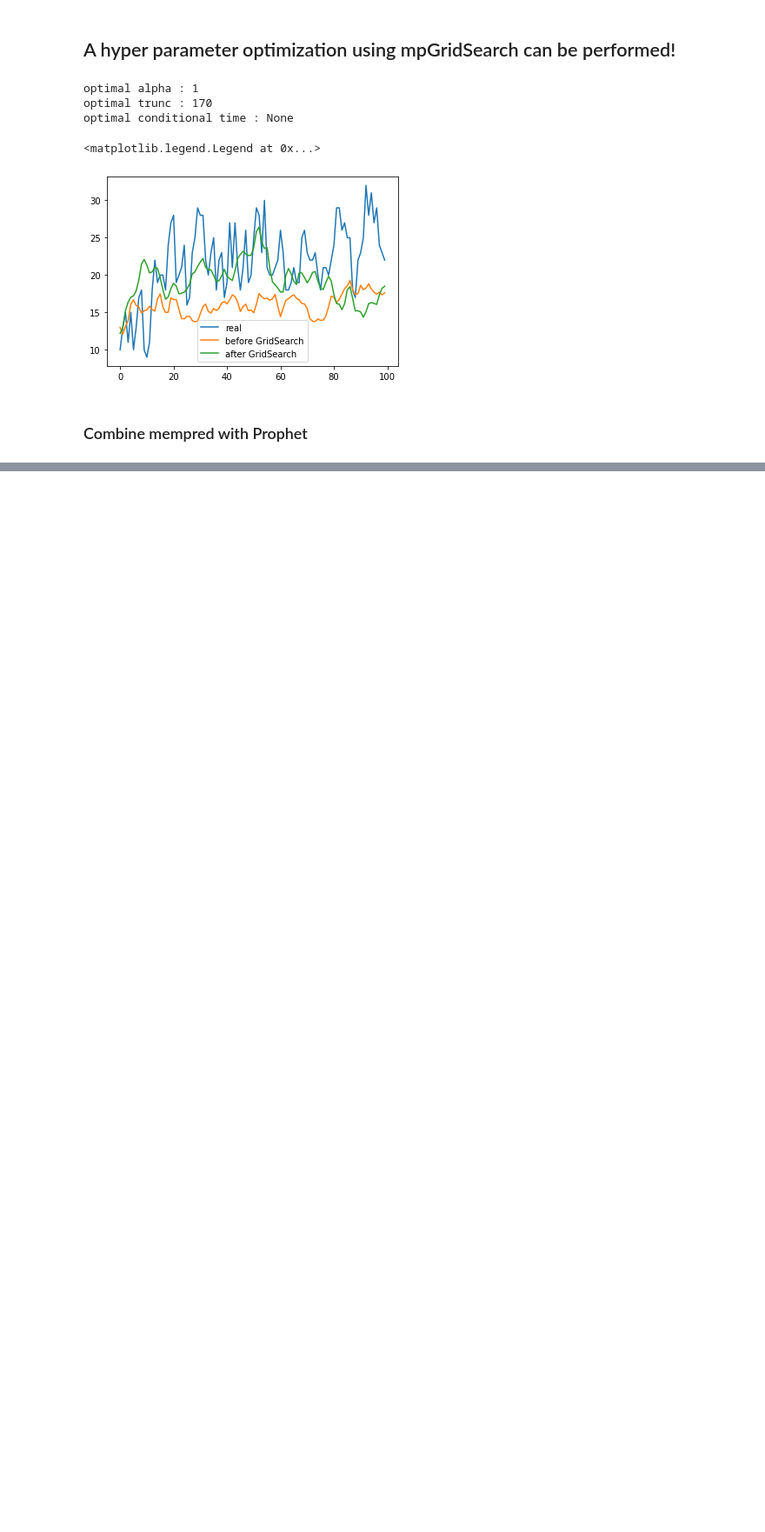
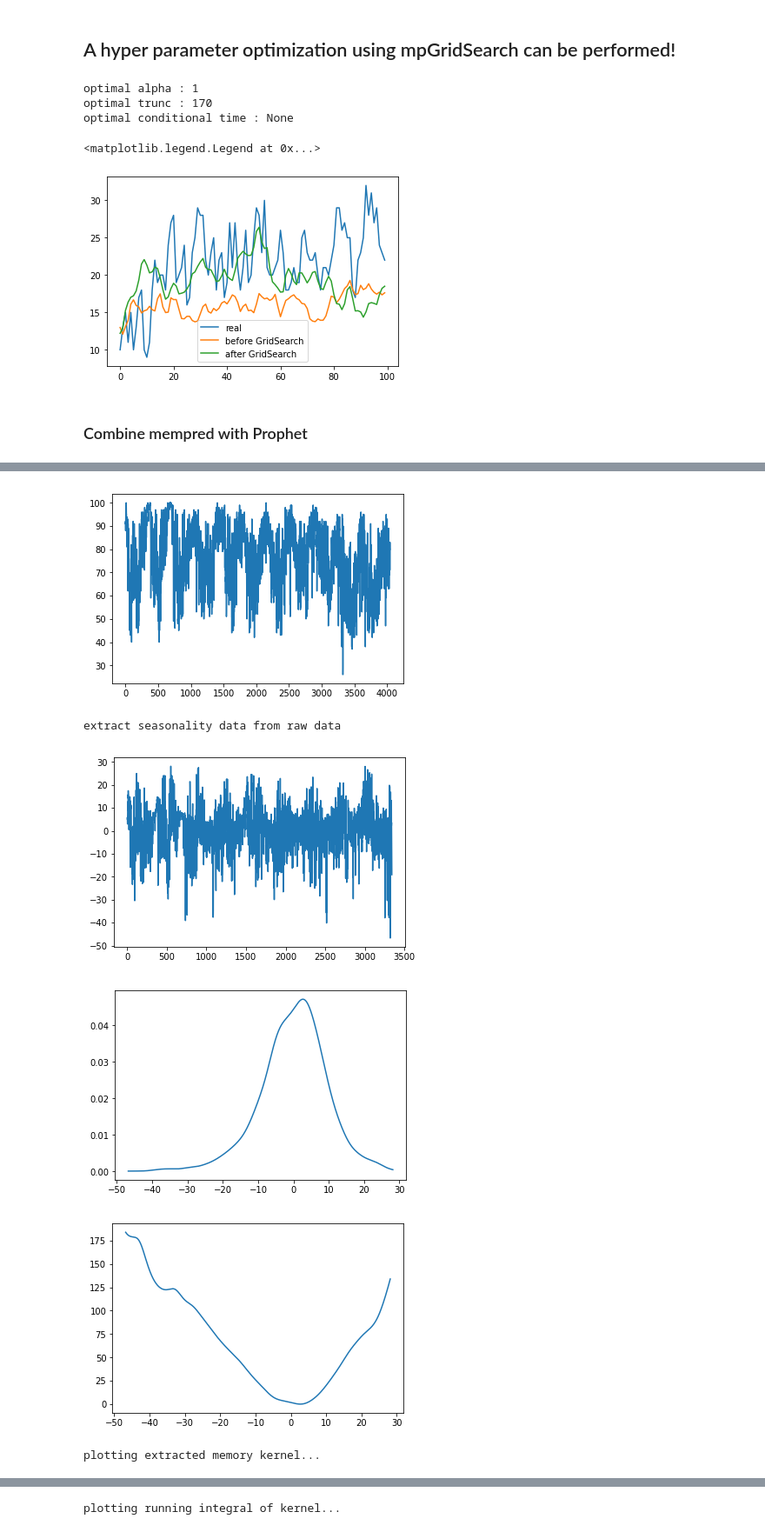
Before and after one commit to hkiefer/mempred, a Jupyter notebook: example/Example Temperature.ipynb, the cells around one changed output, grey strips where cells are left out. Shown at 87% size. Saved outputs shown, nothing was run; the diff lists cells and outputs as text; code cells hidden in the pictures; blank space fills up the shorter version.

```diff
--- a/example/Example Temperature.ipynb
+++ b/example/Example Temperature.ipynb
@@ -221,0 +233,64 @@ extract seasonality data from raw data
+# %%
+from scipy import stats
+from fbprophet import Prophet
+
+name = 'humidity'
+plt.plot(data[name])
+plt.show()
+
+cut = len(data)-700
+n_steps = 365
+trunc = 400
+
+m = Prophet(daily_seasonality = True, weekly_seasonality = True, yearly_seasonality = True)
+#df = pd.DataFrame(trj['maxtempC'],trj.index)
+df = pd.concat([data['date_time'][:cut], data[name][:cut]], axis=1, keys=['ds', 'y'])
+m.fit(df)
+
+future = m.make_future_dataframe(periods=n_steps)
+#future.tail()
+predProph = m.predict(future)
+print('extract seasonality data from raw data')
+data_res=  data[name][:cut] - predProph['yhat'][:cut]
+
+xf=xframe(data[name],data.index,fix_time=True)
+xvaf=compute_va(xf,correct_jumps=True)
+
+corrv = correlation(xvaf['v'])
+kT = corrv[0]
+
+plt.plot(data_res.values)
+plt.show()
+
+
+gauss_kernel = stats.gaussian_kde(data_res.values)
+pos = np.arange(np.min(data_res.values),np.max(data_res.values),0.01)
+Z = np.reshape(gauss_kernel(pos),len(pos)) #histogram via kernel density estimator
+
+plt.plot(pos,Z)
+plt.show()
+fe=-np.log(Z[np.nonzero(Z)])*kT
+fe -=np.min(fe)
+
+
+plt.plot(pos,fe)
+plt.show()
+
+
+
+predict=GLEPredictionMETEO(bins=32,  cut = cut ,trunc=trunc, dt = 1, no_fe=False, plot_pred = False)
+kernel = predict.extractKernel([data_res.values],plot_kernel=True)
+
+GLE=predict.predictGLE([data_res.values], n_steps=n_steps, n_preds = 10, return_full_trjs=True, zero_noise = False, alpha = 1,cond_noise = 10)
+
+prediction = GLE[2] + predProph['yhat'][cut:cut+n_steps]
+
+plt.plot(data[name][cut:cut+n_steps])
+plt.plot(prediction)
+# %% [output]
+[figure, added]
+extract seasonality data from raw data
+[figure, added]
+[figure, added]
+[figure, added]
+plotting extracted memory kernel...
@@ -221,0 +298 @@ extract seasonality data from raw data
+plotting running integral of kernel...
```
Also changed, not shown: parts of 3 cells of this notebook, 5 other files.
